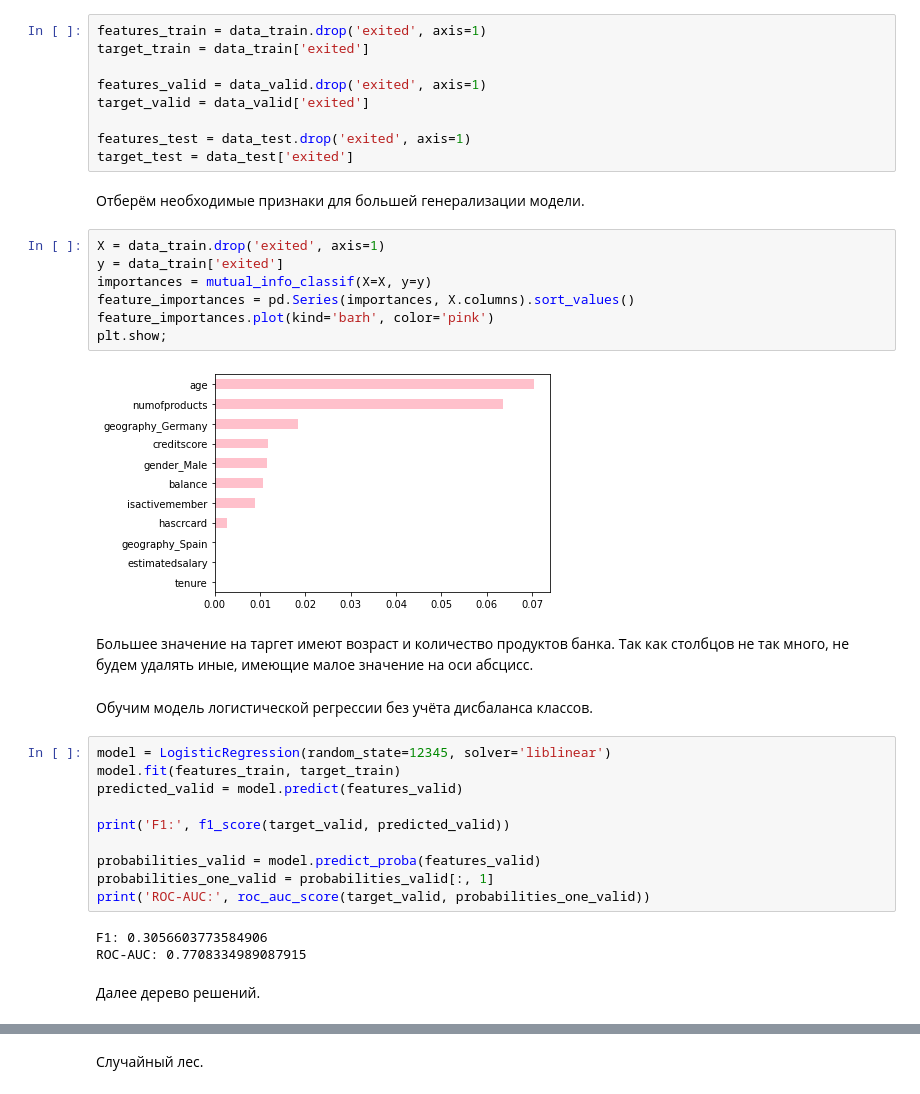
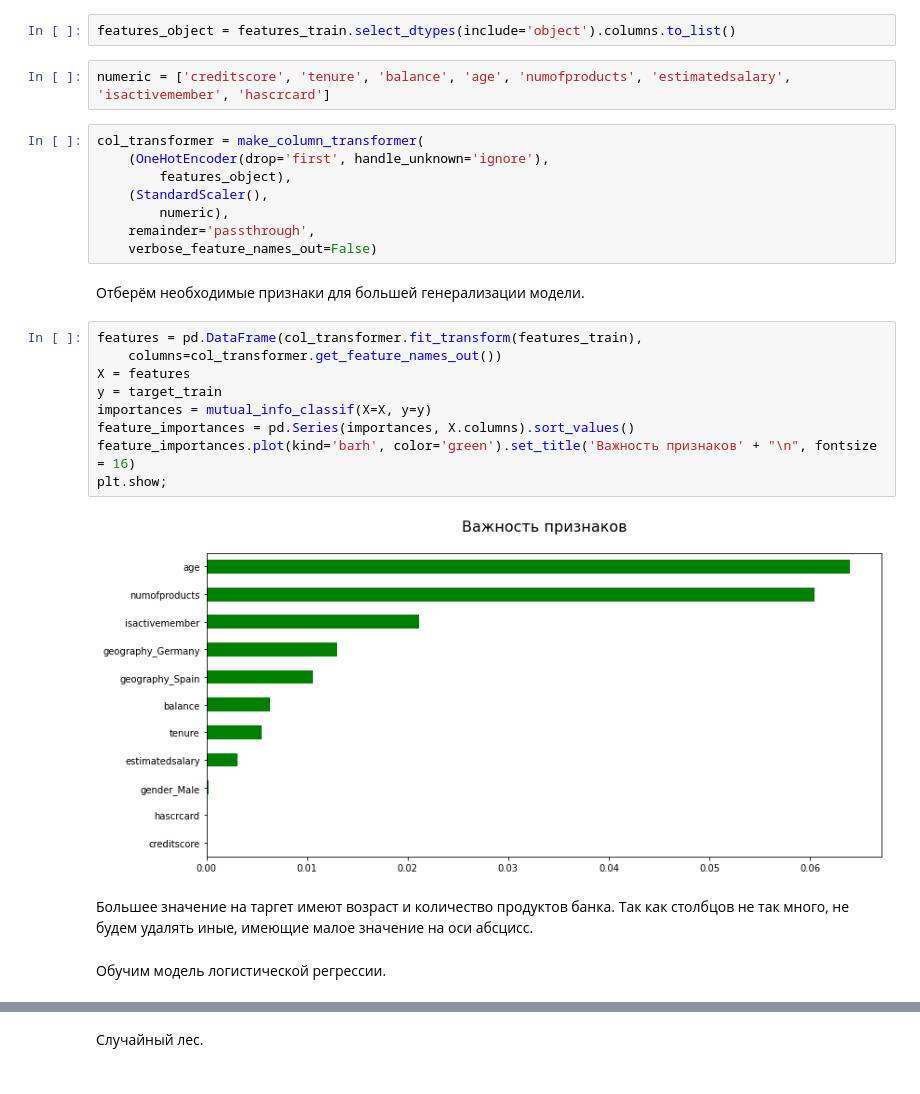
Before and after one commit to NatalyaKrotova/DS-Learning-projects, a Jupyter notebook: Customer_churn/customer_churn.ipynb, the cells around one changed output, grey strips where cells are left out. Cells and saved outputs as stored; diff of their text form.

```diff
--- a/Customer_churn/customer_churn.ipynb
+++ b/Customer_churn/customer_churn.ipynb
@@ -147,39 +157,29 @@ data_test = pd.get_dummies(data_test, drop_first=True)
-# %%
-features_train = data_train.drop('exited', axis=1)
-target_train = data_train['exited']
-
-features_valid = data_valid.drop('exited', axis=1)
-target_valid = data_valid['exited']
-
-features_test = data_test.drop('exited', axis=1)
-target_test = data_test['exited']
+# %%
+features_object = features_train.select_dtypes(include='object').columns.to_list()
+# %%
+numeric = ['creditscore', 'tenure', 'balance', 'age', 'numofproducts', 'estimatedsalary', 'isactivemember', 'hascrcard']
+# %%
+col_transformer = make_column_transformer(
+    (OneHotEncoder(drop='first', handle_unknown='ignore'),
+        features_object),
+    (StandardScaler(),
+        numeric),
+    remainder='passthrough',
+    verbose_feature_names_out=False)
 # %% [markdown]
 Отберём необходимые признаки для большей генерализации модели.
 # %%
-X = data_train.drop('exited', axis=1)
-y = data_train['exited']
+features = pd.DataFrame(col_transformer.fit_transform(features_train),
+    columns=col_transformer.get_feature_names_out())
+X = features
+y = target_train
 importances = mutual_info_classif(X=X, y=y)
 feature_importances = pd.Series(importances, X.columns).sort_values()
-feature_importances.plot(kind='barh', color='pink')
+feature_importances.plot(kind='barh', color='green').set_title('Важность признаков' + "\n", fontsize = 16)
 plt.show;
 # %% [output]
-[figure, old version]
+[figure, new version]
 # %% [markdown]
 Большее значение на таргет имеют возраст и количество продуктов банка. Так как столбцов не так много, не будем удалять иные, имеющие малое значение на оси абсцисс.
 # %% [markdown]
-Обучим модель логистической регрессии без учёта дисбаланса классов.
+Обучим модель логистической регрессии.
-# %%
-model = LogisticRegression(random_state=12345, solver='liblinear')
-model.fit(features_train, target_train)
-predicted_valid = model.predict(features_valid)
-
-print('F1:', f1_score(target_valid, predicted_valid))
-
-probabilities_valid = model.predict_proba(features_valid)
-probabilities_one_valid = probabilities_valid[:, 1]
-print('ROC-AUC:', roc_auc_score(target_valid, probabilities_one_valid))
-# %% [output]
-F1: 0.3056603773584906
-ROC-AUC: 0.7708334989087915
-# %% [markdown]
-Далее дерево решений.
```
Also changed, not shown: parts of 52 cells of this notebook, 1 other file.
